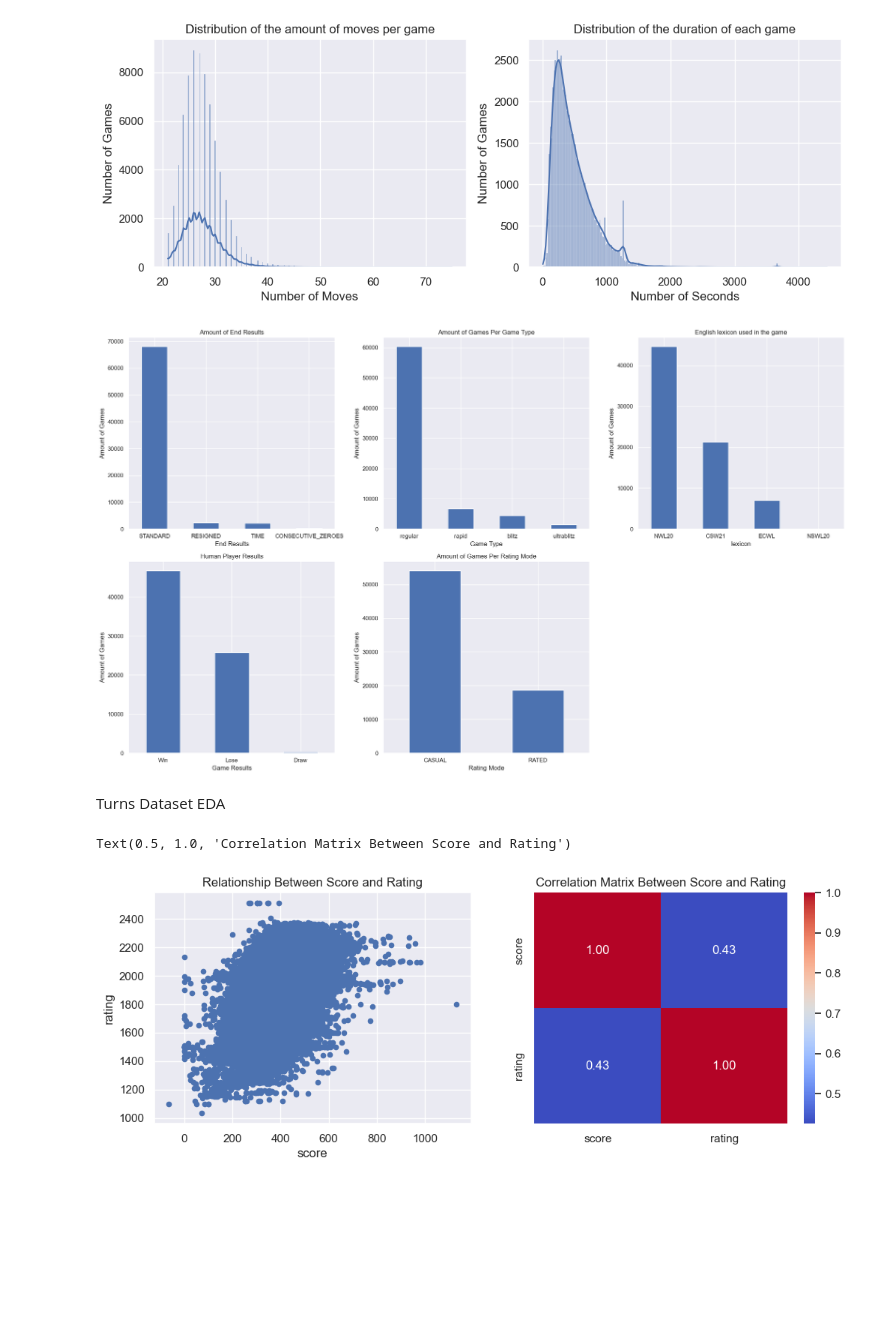
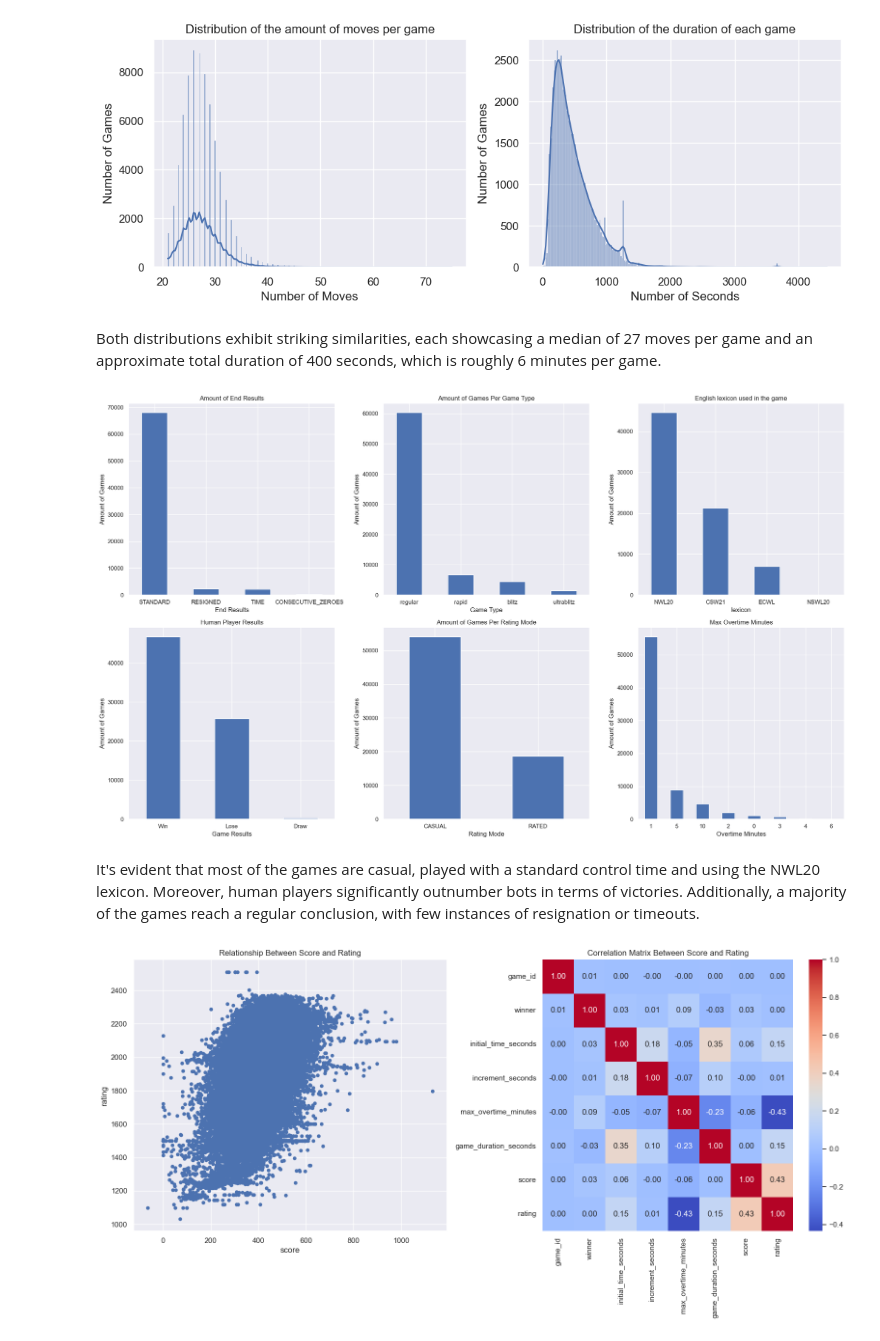
Before and after one commit to IdanBibi/Scrabble, a Jupyter notebook: Scrabble_EDA.ipynb, the cells around one changed output. Drawn from its saved outputs; the diff is of its cells as text; code cells hidden in the pictures; blank space fills up the shorter version.

```diff
--- a/Scrabble_EDA.ipynb
+++ b/Scrabble_EDA.ipynb
@@ -7,4 +7,4 @@ import matplotlib.pyplot as plt
 import seaborn as sns
 
 %matplotlib inline
-#sns.set()
+sns.set()
@@ -93,0 +116,2 @@ Missing Values: 22363
+# %%
+games['created_at'] = pd.to_datetime(games['created_at'])
@@ -93,0 +137,6 @@ Missing Values: 22363
+# %%
+train_games_merged = pd.merge(games, train, right_on='game_id', left_on='game_id', how='inner')
+
+amount_of_game_modes_per_user = train_games_merged[train_games_merged['rating'] == 1500][['game_id', 'nickname', 'rating_mode']].groupby(['nickname', 'rating_mode']).agg(amount_of_games=('game_id', 'count')).reset_index()
+casual_players = amount_of_game_modes_per_user.groupby('nickname').filter(lambda x: all(x['rating_mode'] == 'CASUAL')).sort_values('amount_of_games', ascending=False)
+casual_players
@@ -108,6 +185,8 @@ ax[1].set_title("Distribution of the duration of each game")
 plt.show()
 # %% [output]
 [figure]
+# %% [markdown]
+Both distributions exhibit striking similarities, each showcasing a median of 27 moves per game and an approximate total duration of 400 seconds, which is roughly 6 minutes per game.
 # %%
 fig, ax = plt.subplots(2, 3, figsize=(20, 12))
 
@@ -142,22 +221,29 @@ ax[1, 1].set_xlabel('Rating Mode')
 ax[1, 1].set_ylabel('Amount of Games')
 ax[1, 1].set_xticklabels(games['rating_mode'].unique(), rotation=360)
 
-fig.delaxes(ax[1, 2])
+games['max_overtime_minutes'].value_counts().plot(kind='bar', ax=ax[1, 2])
+ax[1, 2].set_title('Max Overtime Minutes')
+ax[1, 2].set_xlabel('Overtime Minutes')
+ax[1, 2].set_ylabel('Amount of Games')
+ax[1, 2].set_xticklabels(games['max_overtime_minutes'].unique(), rotation=360)
 
 plt.tight_layout()
 plt.show()
 # %% [output]
-[figure, old version]
+[figure, new version]
-# %% [markdown]
-Turns Dataset EDA
+# %% [markdown]
+It's evident that most of the games are casual, played with a standard control time and using the NWL20 lexicon. Moreover, human players significantly outnumber bots in terms of victories. Additionally, a majority of the games reach a regular conclusion, with few instances of resignation or timeouts.
 # %%
-fig, ax = plt.subplots(1, 2, figsize=(12, 4))
+_, ax = plt.subplots(1, 2, figsize=(16, 8))
 
 train.plot.scatter(x='score', y='rating', ax=ax[0])
 ax[0].set_title('Relationship Between Score and Rating')
 
-sns.heatmap(train[['score', 'rating']].corr(), annot=True, fmt=".2f", cmap='coolwarm', ax=ax[1])
+
+sns.heatmap(train_games_merged.corr(numeric_only=True), annot=True, fmt=".2f", cmap='coolwarm', ax=ax[1])
 ax[1].set_title('Correlation Matrix Between Score and Rating')
+
+plt.tight_layout()
+plt.show()
 # %% [output]
-Text(0.5, 1.0, 'Correlation Matrix Between Score and Rating')
-[figure, old version]
+[figure, new version]
```
Also changed, not shown: parts of 23 cells of this notebook.
